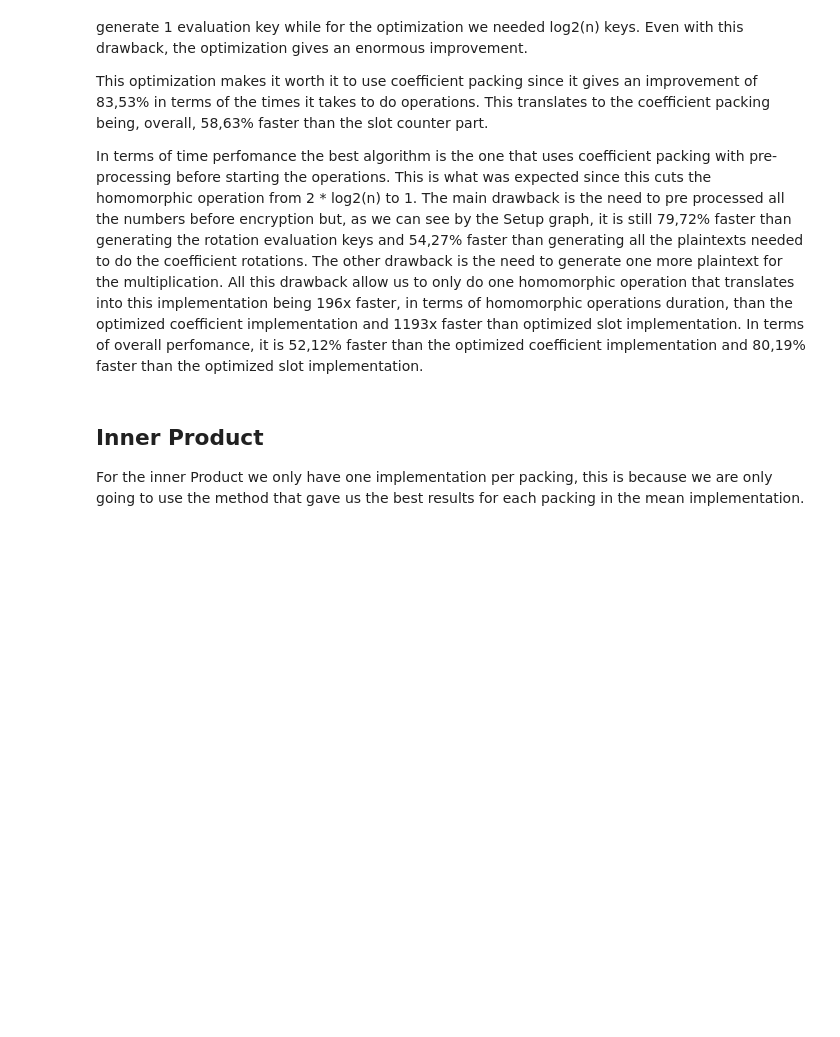
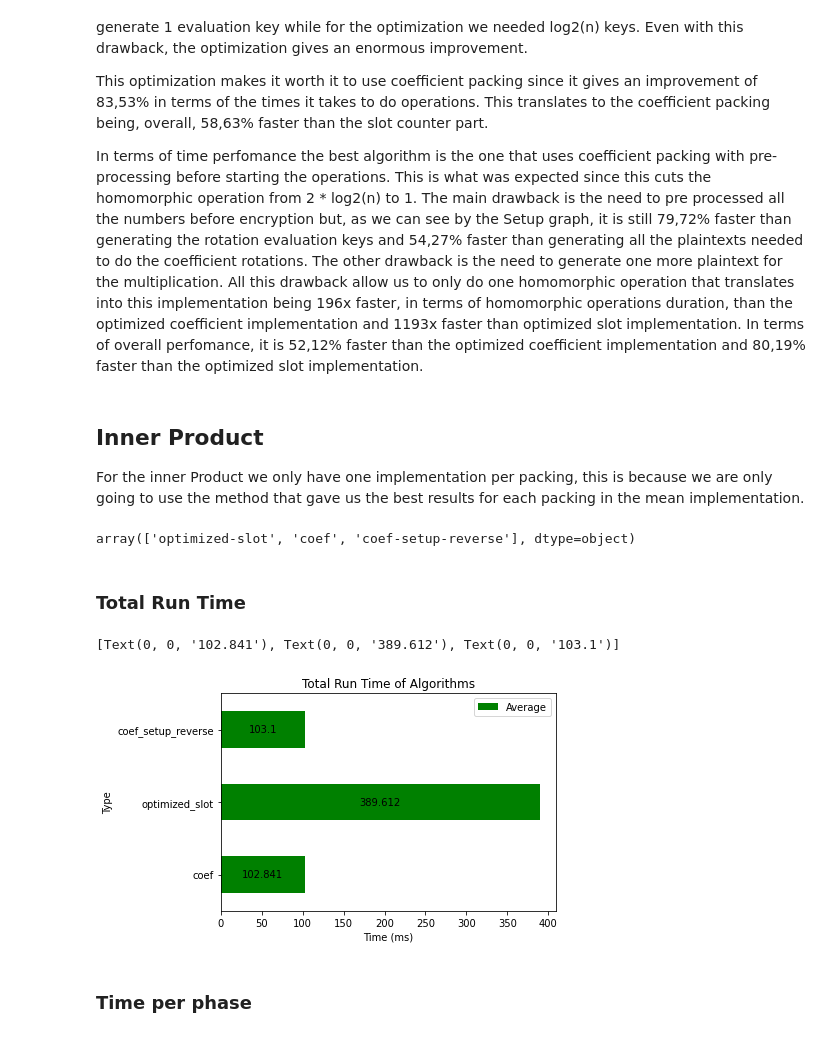
Before and after one commit to BernardoRamalho/HE_Optimization, a Jupyter notebook: Outcomes/analysis.ipynb, the cells around one changed output. Cells and saved outputs as stored; diff of their text form; code cells hidden in the pictures; blank space fills up the shorter version.

Commit message:
Added Inner Product graphs

```diff
--- a/Outcomes/analysis.ipynb
+++ b/Outcomes/analysis.ipynb
@@ -339,3 +293,29 @@ In terms of overall perfomance, it is 52,12% faster than the optimized coefficie
 ## Inner Product
 
 For the inner Product we only have one implementation per packing, this is because we are only going to use the method that gave us the best results for each packing in the mean implementation.
+# %%
+inner_Product_DF['type'].unique()
+# %% [output]
+array(['optimized-slot', 'coef', 'coef-setup-reverse'], dtype=object)
+# %%
+### Create DF for each type of implementation
+optimized_slot_DF = inner_Product_DF[inner_Product_DF['type'] == "optimized-slot"]
+coef_DF = inner_Product_DF[inner_Product_DF['type'] == "coef"]
+coef_setup_reverse_DF = inner_Product_DF[inner_Product_DF['type'] == "coef-setup-reverse"]
+
+inner_product_implementation_dfs = {'coef': coef_DF,'optimized_slot': optimized_slot_DF, 'coef_setup_reverse': coef_setup_reverse_DF}
+# %% [markdown]
+### Total Run Time
+# %%
+inner_product_total_time_averages = pd.DataFrame({'Type': pd.Series(dtype='str'),
+                                    'Average': pd.Series(dtype='float')})
+
+for name, df in inner_product_implementation_dfs.items():
+    inner_product_total_time_averages.loc[len(inner_product_total_time_averages)] = {'Type': name, 'Average': df[' total'].mean()}
+# %%
+ax = inner_product_total_time_averages.plot.barh(x='Type', ylabel='Time (ms)', color='green', title='Total Run Time of Algorithms')
+ax.set_xlabel('Time (ms)')
+ax.bar_label(ax.containers[0], label_type='center')
+# %% [output]
+[Text(0, 0, '102.841'), Text(0, 0, '389.612'), Text(0, 0, '103.1')]
+[figure, added]
@@ -341,0 +330,2 @@ For the inner Product we only have one implementation per packing, this is becau
+# %% [markdown]
+### Time per phase
```
Also changed, not shown: parts of 8 cells of this notebook, 1 other file.
